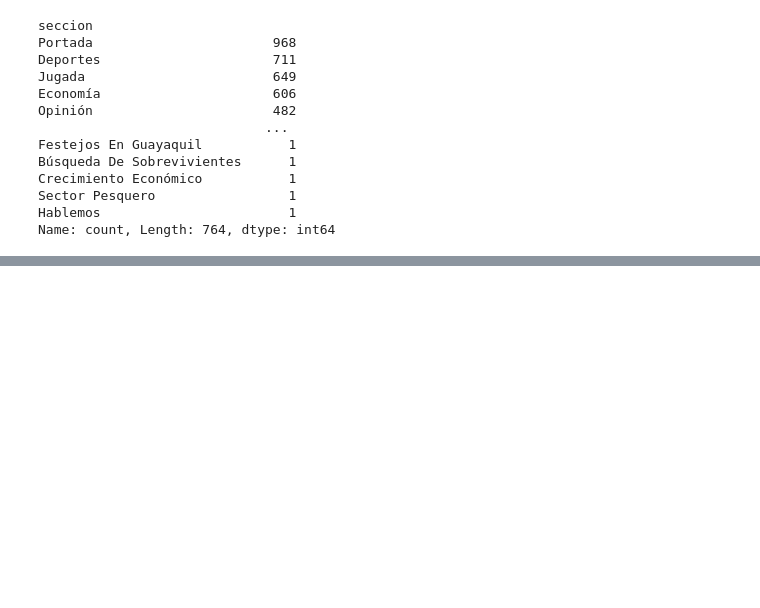
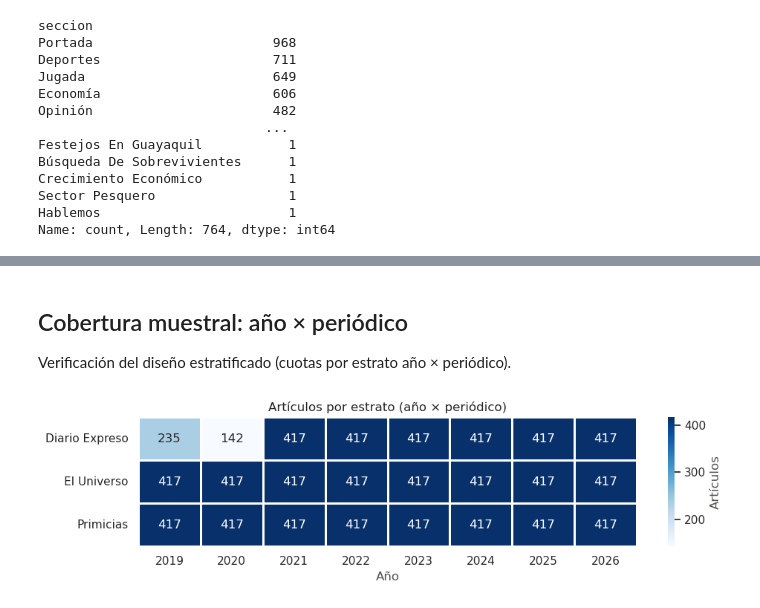
Before and after one commit to Pablouski7/clustering_n_rag_u_index, a Jupyter notebook: notebooks/eda.ipynb, the cells around one changed output, grey strips where cells are left out. Saved outputs shown, nothing was run; the diff lists cells and outputs as text; code cells hidden in the pictures; blank space fills up the shorter version.

```diff
--- a/notebooks/eda.ipynb
+++ b/notebooks/eda.ipynb
@@ -82,0 +204,18 @@ def norm_text(text):
+# %% [markdown]
+## Cobertura muestral: año × periódico
+
+Verificación del diseño estratificado (cuotas por estrato año × periódico).
+# %%
+cobertura = data.pivot_table(index="nombre_periodico", columns="anio",
+                             values="id_articulo", aggfunc="count", fill_value=0)
+
+fig, ax = plt.subplots(figsize=(10, 2.8))
+sns.heatmap(cobertura, annot=True, fmt="d", cmap="Blues", linewidths=2,
+            linecolor="white", cbar_kws={"label": "Artículos"}, ax=ax)
+ax.set_xlabel("Año")
+ax.set_ylabel("")
+ax.set_title("Artículos por estrato (año × periódico)")
+plt.tight_layout()
+plt.show()
+# %% [output]
+[figure, added]
```
Also changed, not shown: parts of 34 cells of this notebook.
